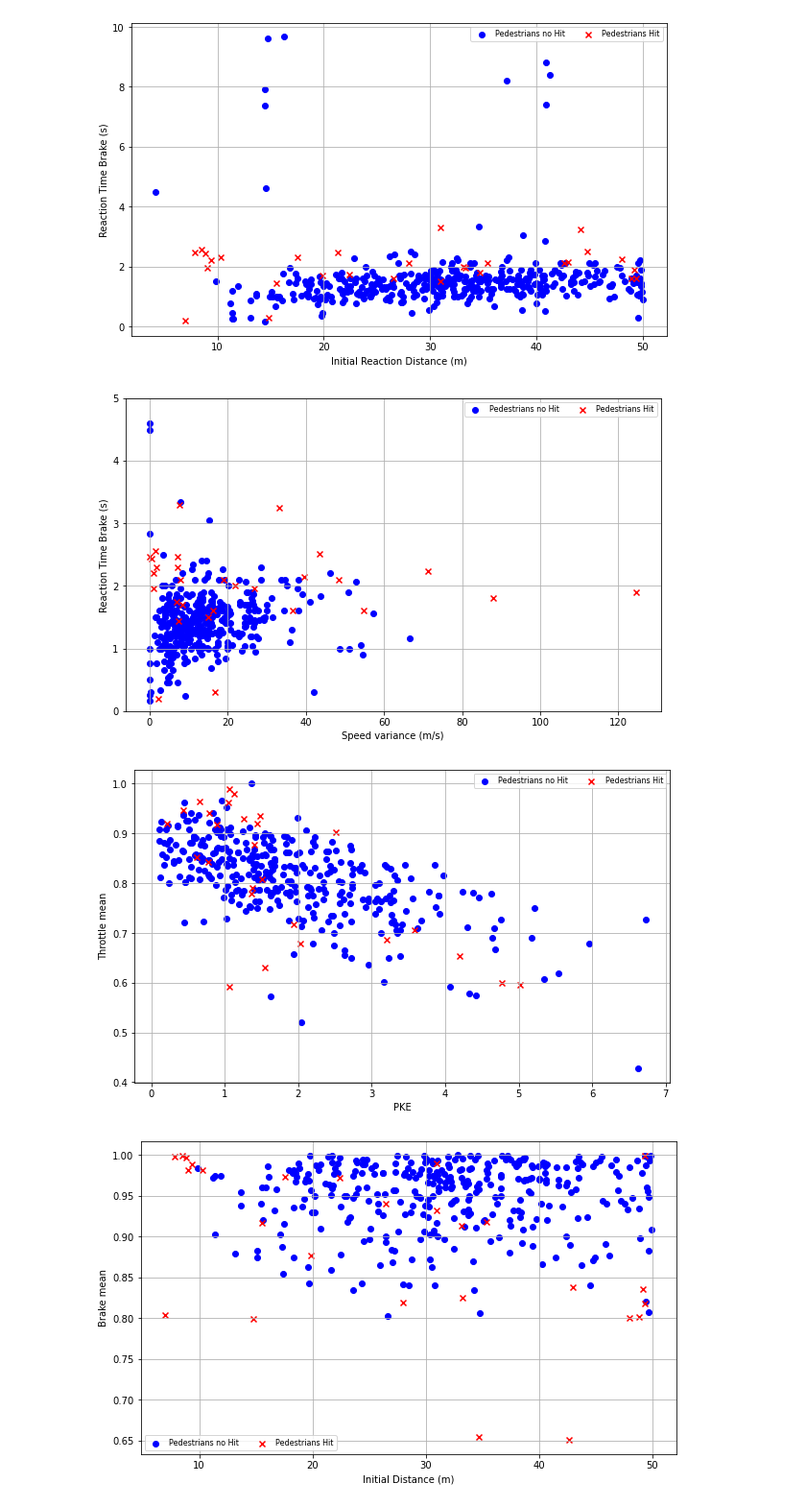
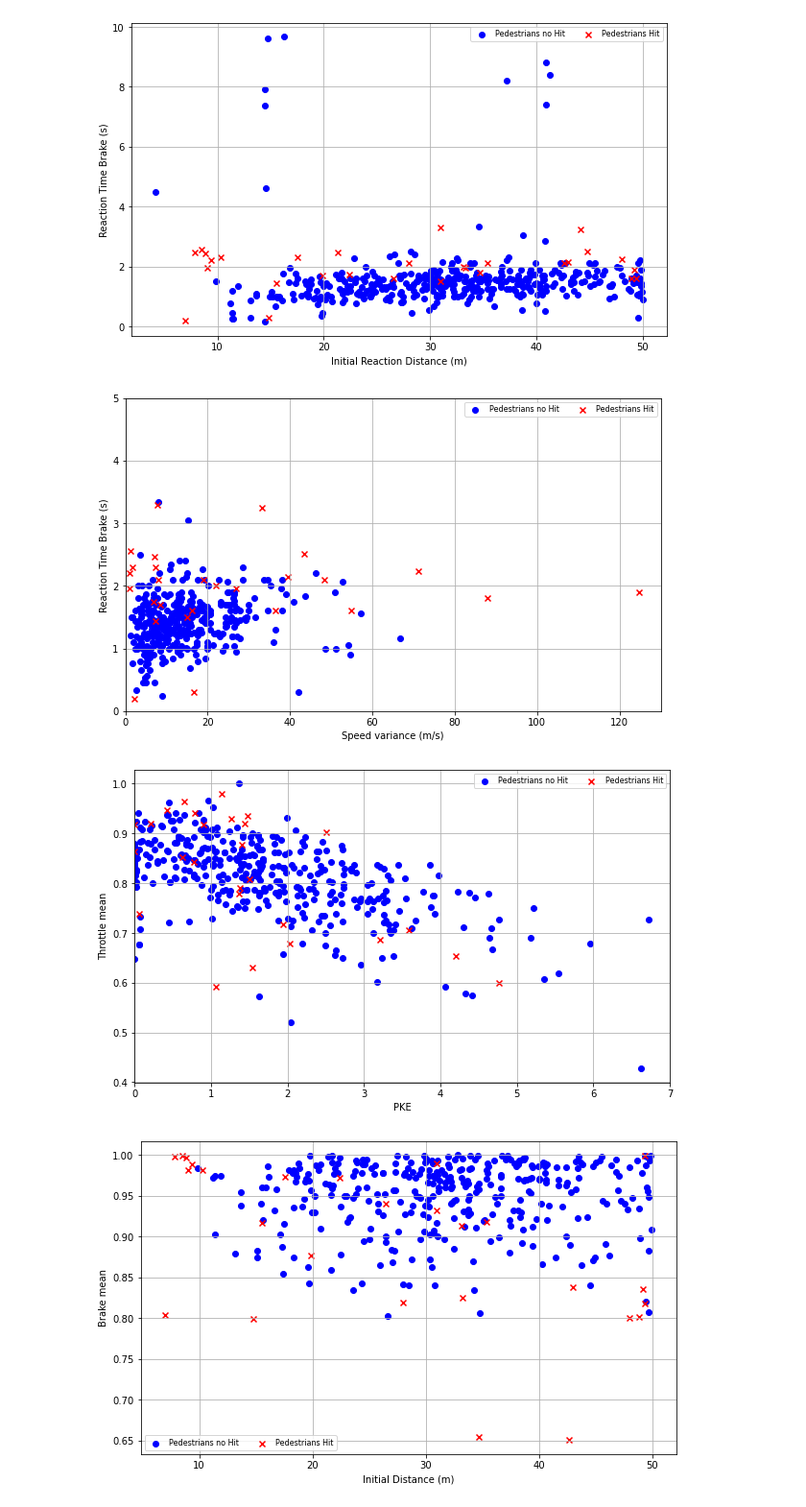
Before and after one commit to jcostamagna/tesisPresentacion, a Jupyter notebook: Thesis_data_visualization.ipynb, the cells around one changed output. Shown at 96% size. Cells and saved outputs as stored; diff of their text form; code cells hidden in the pictures.

```diff
--- a/Thesis_data_visualization.ipynb
+++ b/Thesis_data_visualization.ipynb
@@ -412,7 +416,8 @@ plt.show()
 plt.figure(figsize=(10, 6))
 plt.xlabel("Speed variance (m/s)")
 plt.ylabel("Reaction Time Brake (s)")
-reactionPressBrake = df[df.reaction_time > 0.15]
+reactionPressBrake = df[(df.reaction_time > 0.15) & (df.speed_total_var > 0.5)]
+
 reactionPressBrakeNoHits = reactionPressBrake[reactionPressBrake.hadCollision == 0]
 reactionPressBrakeHits = reactionPressBrake[reactionPressBrake.hadCollision == 1]
 
@@ -427,34 +432,36 @@ plt.legend(( noHits,  hits),
            fontsize=8)
 
 plt.ylim(0, 5)
+plt.xlim(0, 130)
 
 plt.grid(True)
 
 plt.show()
 # %% [output]
-[figure, old version]
+[figure, new version]
 # %%
 plt.figure(figsize=(10, 6))
 plt.xlabel("PKE")
 plt.ylabel("Throttle mean")
 reactionPressBrakeNoHits = reactionPressBrake[reactionPressBrake.hadCollision == 0]
 reactionPressBrakeHits = reactionPressBrake[reactionPressBrake.hadCollision == 1]
 
 
 noHits = plt.scatter(reactionPressBrakeNoHits['PKE'], reactionPressBrakeNoHits['throttle_total_mean'], marker='o', c='b')
 hits = plt.scatter(reactionPressBrakeHits['PKE'], reactionPressBrakeHits['throttle_total_mean'], marker='x', c='r')
 
 plt.legend(( noHits,  hits),
            ("Pedestrians no Hit", "Pedestrians Hit"),
            scatterpoints=1,
            ncol=2,
            fontsize=8)
 
 plt.grid(True)
+plt.xlim(0, 7)
 
 plt.show()
 # %% [output]
-[figure, old version]
+[figure, new version]
 # %%
 plt.figure(figsize=(10, 6))
 plt.xlabel("Initial Distance (m)")
```
Also changed, not shown: parts of 3 cells of this notebook.
